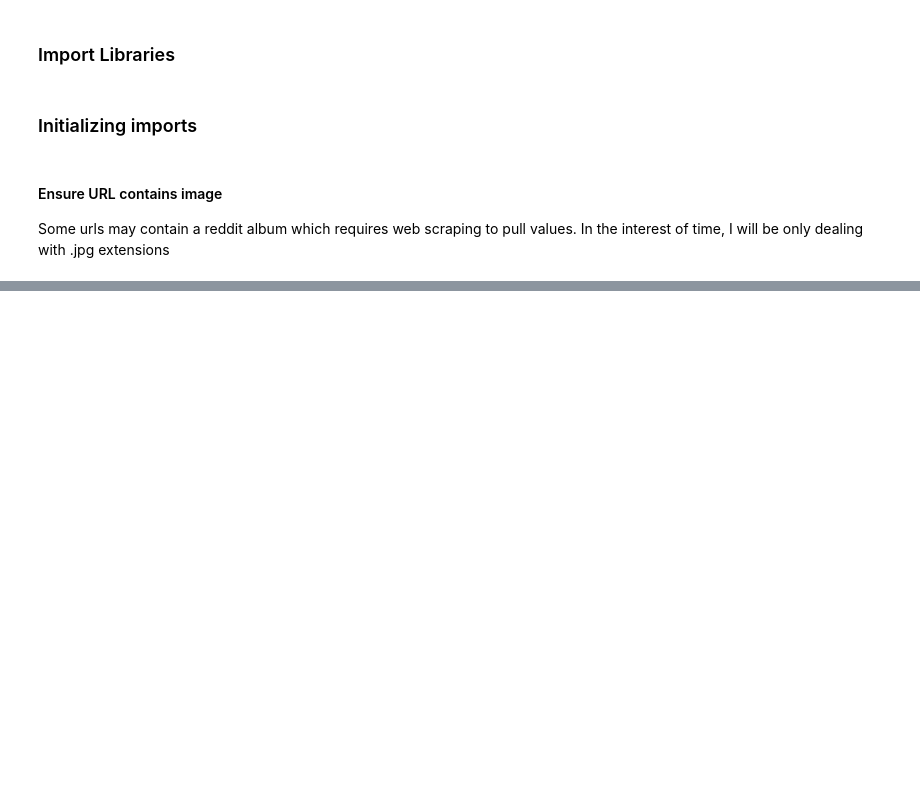
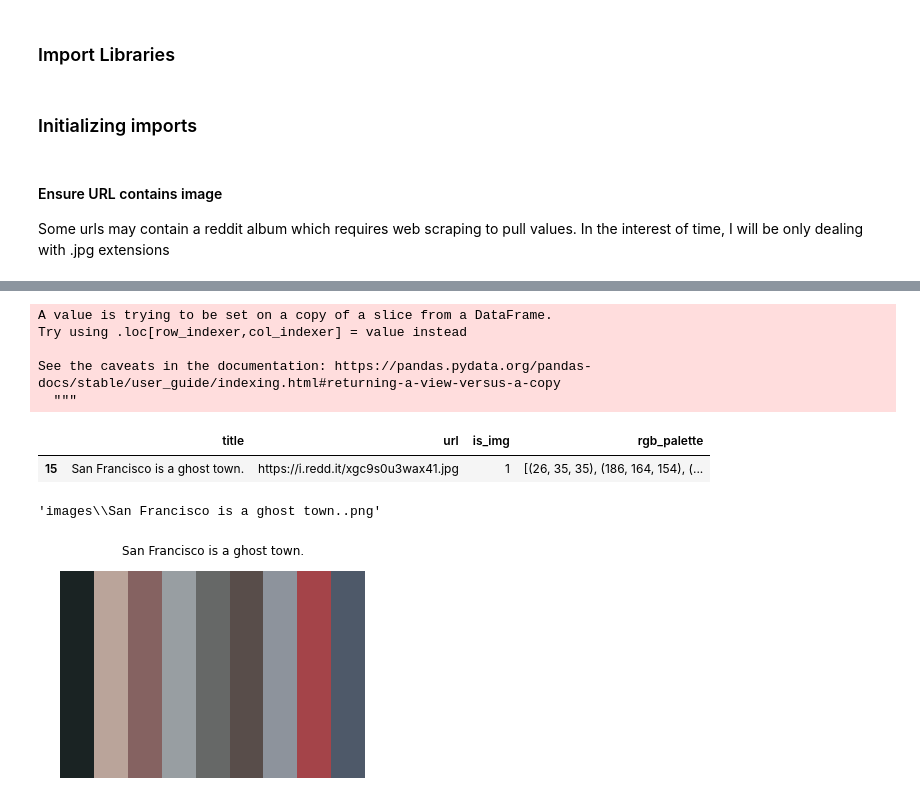
Before and after one commit to yunghanjeong/street_photo_colors, a Jupyter notebook: reddit_scrape_praw.ipynb, the cells around one changed output, grey strips where cells are left out. Drawn from its saved outputs; the diff is of its cells as text; code cells hidden in the pictures; blank space fills up the shorter version.

```diff
--- a/reddit_scrape_praw.ipynb
+++ b/reddit_scrape_praw.ipynb
@@ -53,0 +61,17 @@ df
+# %%
+title = "San Francisco is a ghost town."
+savepath = "images\\" + title + ".png"
+
+to_plot_df = df[df.title == title]
+to_plot_df["rgb_palette"] = to_plot_df.url.apply(pl.get_palette)
+# %% [output]
+A value is trying to be set on a copy of a slice from a DataFrame.
+Try using .loc[row_indexer,col_indexer] = value instead
+
+See the caveats in the documentation: https://pandas.pydata.org/pandas-docs/stable/user_guide/indexing.html#returning-a-view-versus-a-copy
+  """
+# %%
+to_plot_df
+# %% [output]
+|  | title | url | is_img | rgb_palette |
+| 15 | San Francisco is a ghost town. | https://i.redd.it/xgc9s0u3wax41.jpg | 1 | [(26, 35, 35), (186, 164, 154), (... |
@@ -54 +80,19 @@ df
+# %%
+savepath
+# %% [output]
+'images\\San Francisco is a ghost town..png'
+# %%
+x = range(0, len(color))
+y = [1] * len(color)
+width = 1
+
+fig, ax = plt.subplots()
+ax.bar(x, y, color=color, width=width)
+ax.xaxis.set_visible(False)
+ax.yaxis.set_visible(False)
+ax.axis("off");
+plt.title(title)
+plt.savefig(savepath)
+# %% [output]
+[figure, added]
 # %%
```
Also changed, not shown: parts of 6 cells of this notebook, 11 other files.
